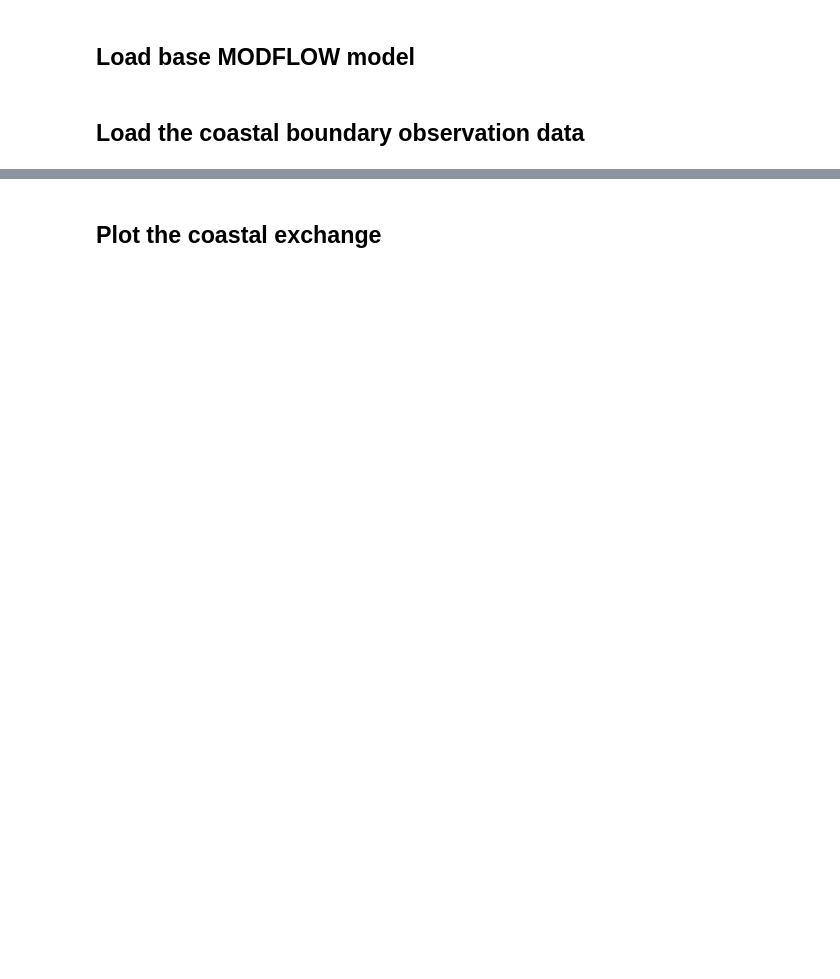
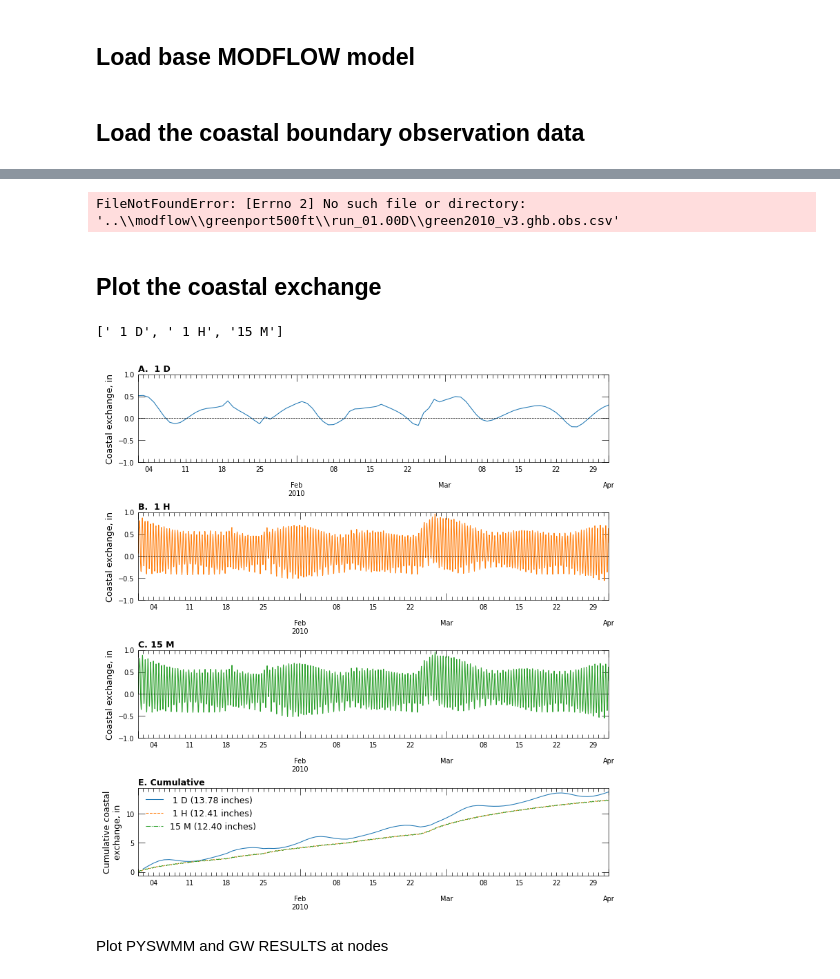
Before and after one commit to jdhughes-dev/nywsc_compound_flooding, a Jupyter notebook: notebooks/step3_plot_compare_coastal_exchange.ipynb, the cells around one changed output, grey strips where cells are left out. Cells and saved outputs as stored; diff of their text form; code cells hidden in the pictures; blank space fills up the shorter version.

```diff
--- a/notebooks/step3_plot_compare_coastal_exchange.ipynb
+++ b/notebooks/step3_plot_compare_coastal_exchange.ipynb
@@ -42,13 +38,15 @@ for key, value in sim_dict.items():
     df.drop("totim", axis=1, inplace=True)
     df["TOTAL"] = 0.0
     for col_name in ("SOUND", "INNER", "PECONIC"):
-        df["TOTAL"] += -conversion_factor * 12.0 * df[col_name] / area
+        df["TOTAL"] += -12.0 * df[col_name] / area
     df["CUM_TOTAL"] = df["TOTAL"].cumsum() * df['delt']
     df["ZERO"] = 0.
     df.drop("delt", axis=1, inplace=True)
     sim_dict[key]["ntimes"] = df.shape[0]
     sim_dict[key]["df"] = df.copy()
-    sim_dict[key][total_key] = df["CUM_TOTAL"].iloc[-1]
+    sim_dict[key]["total_in"] = df["CUM_TOTAL"].iloc[-1]
+# %% [output]
+FileNotFoundError: [Errno 2] No such file or directory: '..\\modflow\\greenport500ft\\run_01.00D\\green2010_v3.ghb.obs.csv'
 # %% [markdown]
 ## Plot the coastal exchange
 # %%
@@ -57,51 +55,47 @@ ws.mkdir(exist_ok=True, parents=True)
 # %%
 labels = [value.split(sep="_")[1] for value in sim_dirs]
 for idx, label in enumerate(labels):
-    s = f"{float(label[:5]):>2.0f}" + " " + label[-1]
-    if s.endswith(" D"):
-        s = s.replace(" D", " Day ")
-    elif s.endswith(" H"):
-        s = s.replace(" H", " Hour")
-    elif s.endswith(" M"):
-        s = s.replace(" M", " Min.")
-    labels[idx] = s
+    labels[idx] = f"{float(label[:5]):>2.0f}" + " " + label[-1]
 labels
+# %% [output]
+[' 1 D', ' 1 H', '15 M']
 # %%
-line_styles = ["-", "--", "-.", ":", (0, (3, 10, 1, 10, 1, 10)), (0, (3, 1, 1, 1, 1, 1))]
+line_styles = ["-", "--", "-.", ":"]
 # %%
 colors = [value for key, value in mcolors.TABLEAU_COLORS.items()]
-# %%
-cum_labels = []
-for idx, value in enumerate(sim_dirs):
-    total_flux = sim_dict[value][total_key]
-    cum_labels.append(f"{labels[idx]} ({total_flux:5.2f} {units})")
-cum_labels
 # %%
 with flopy.plot.styles.USGSMap():
     fig, axs = plt.subplots(
         ncols=1,
         nrows=len(labels) + 1,
         layout="constrained",
         figsize=(7.5, 2 * (len(labels) + 1)),
         )
     for idx in range(len(labels)):
         ax = axs[idx]
-        ax.set_ylim(-1 * conversion_factor, 1 * conversion_factor)
+        ax.set_ylim(-1, 1)
         df = sim_dict[sim_dirs[idx]]["df"]
-        df["TOTAL"].plot(ax=ax, lw=0.75, ls="-", color=colors[idx], sharex=True)
-        df["ZERO"].plot(ax=ax, lw=0.5, ls="--", color="black", sharex=True)
-        ax.set_ylabel(f"Coastal\nexchange, {units}")
+        df["TOTAL"].plot(ax=ax, lw=0.75, ls="-", color=colors[idx])
+        df["ZERO"].plot(ax=ax, lw=0.5, ls="--", color="black")
+        ax.set_ylabel("Coastal exchange, in")
         ax.set_xlabel("")
         flopy.plot.styles.heading(ax, idx=idx, heading=labels[idx])
 
     ax = axs[-1]
-    ax.set_ylim(0, 15 * conversion_factor)
+    ax.set_ylim(0, 15)
+    cum_labels = []
     for idx, value in enumerate(sim_dirs):
-        sim_dict[value]["df"]["CUM_TOTAL"].plot(ax=ax, lw=0.75, ls=line_styles[idx], color=colors[idx], label=cum_labels[idx])
-    ax.set_ylabel(f"Cumulative coastal\nexchange, {units}")
+        total_in = sim_dict[value]["total_in"]
+        cum_labels.append(f"{labels[idx]} ({total_in:5.2f} inches)")
+        sim_dict[value]["df"]["CUM_TOTAL"].plot(ax=ax, lw=0.75, ls=line_styles[idx], color=colors[idx])
+    ax.set_ylabel("Cumulative coastal\nexchange, in")
     ax.set_xlabel("")
-    flopy.plot.styles.heading(ax, idx=len(labels), heading="Cumulative")
+    flopy.plot.styles.heading(ax, idx=len(labels) + 1, heading="Cumulative")
 
-    leg = flopy.plot.styles.graph_legend(ax=ax, loc="upper left", title="none", ncol=2)
+    leg = flopy.plot.styles.graph_legend(ax=ax, loc="lower right", title="none")
+    handles, previous_labels = ax.get_legend_handles_labels()
+    ax.legend(handles=handles, labels=cum_labels)
 
     fig.savefig(ws / f"coastal_flux_summary{fig_ext}", dpi=300, transparent=transparent)
+# %% [output]
+[figure, added]
@@ -139,0 +102,2 @@ with flopy.plot.styles.USGSMap():
+# %% [markdown]
+Plot PYSWMM and GW RESULTS at nodes
```
Also changed, not shown: parts of 10 cells of this notebook, 1 other file.
